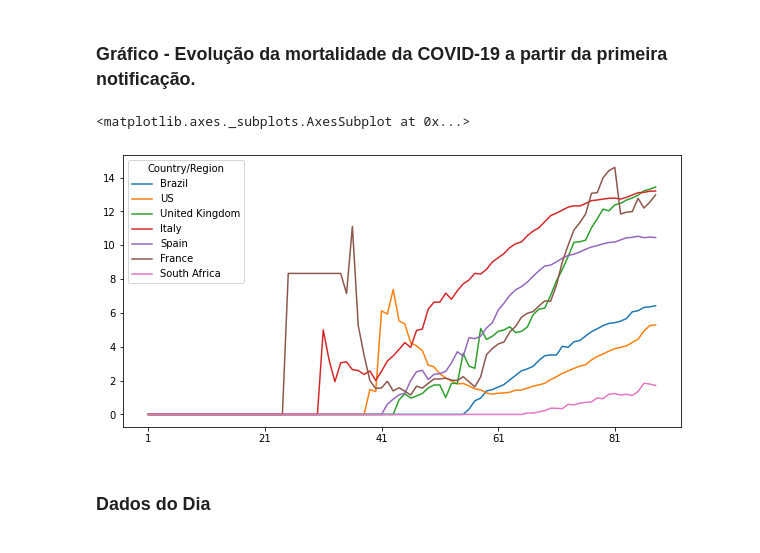
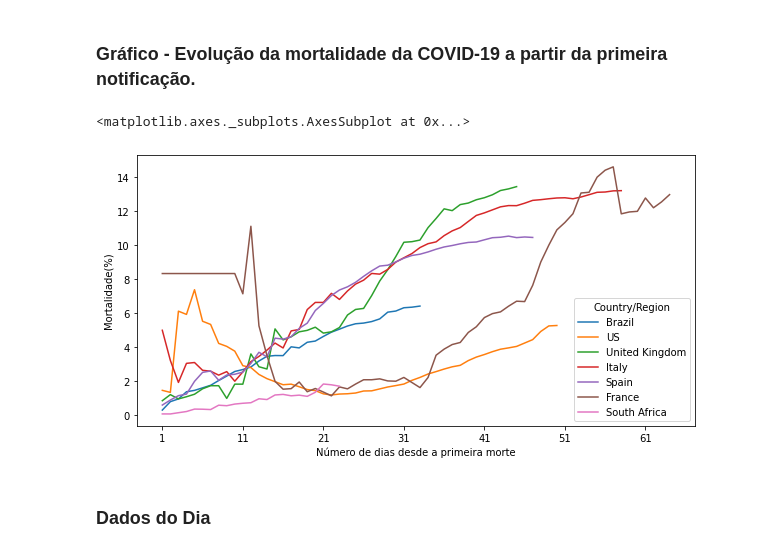
Before and after one commit to leomaranhao/COVID-19, a Jupyter notebook: COVID_por_dia.ipynb, the cells around one changed output. Drawn from its saved outputs; the diff is of its cells as text; code cells hidden in the pictures.

```diff
--- a/COVID_por_dia.ipynb
+++ b/COVID_por_dia.ipynb
@@ -168,25 +174,39 @@ dfm.columns = new_columns
 dfm = dfm.groupby(['Country/Region']).sum()
 dfm = dfm.iloc[:, 2:dfm.shape[1]]
 
-
 mortalidade = dfm
 
 for i in range(0, dfm.shape[0]):
     for j in range(0, dfm.shape[1]):
-        if (dfm.iloc[i, j] != 0):
+        if (df.iloc[i, j] != 0):
             mortalidade.iloc[i, j] = dfm.iloc[i, j] / df.iloc[i, j] * 100
         else:
             mortalidade.iloc[i, j] = 0
 
+for i in range(0, mortalidade.shape[0]):
+    for j in range(0, mortalidade.shape[1]):
+        if (mortalidade.iloc[i, j] != 0):
+            dif = j
+            for g in range(j, mortalidade.shape[1]):
+                mortalidade.iloc[i, g-dif] = mortalidade.iloc[i, g]
+
+            for g in range(dif, 0 , -1):
+                mortalidade.iloc[i, mortalidade.shape[1] - g] = np.NaN
+
+            break
+
 mortalidade = mortalidade.loc[['Brazil', 'US', 'United Kingdom', 'Italy', 'Spain', 'France', 'South Africa']]
 mortalidade = mortalidade.T
 # %% [markdown]
 ### **Gráfico - Evolução da mortalidade da COVID-19 a partir da primeira notificação.**
-# %%
-mortalidade.plot(figsize=(10,5))
-# %% [output]
-<matplotlib.axes._subplots.AxesSubplot at 0x...>
-[figure, removed]
+# %%
+ax = mortalidade.plot(figsize=(10,5))
+ax.set_xlabel("Número de dias desde a primeira morte")
+ax.set_ylabel("Mortalidade(%)")
+ax
+# %% [output]
+<matplotlib.axes._subplots.AxesSubplot at 0x...>
+[figure, added]
 # %% [markdown]
 ### **Dados do Dia**
 # %%
```
Also changed, not shown: parts of 5 cells of this notebook.
